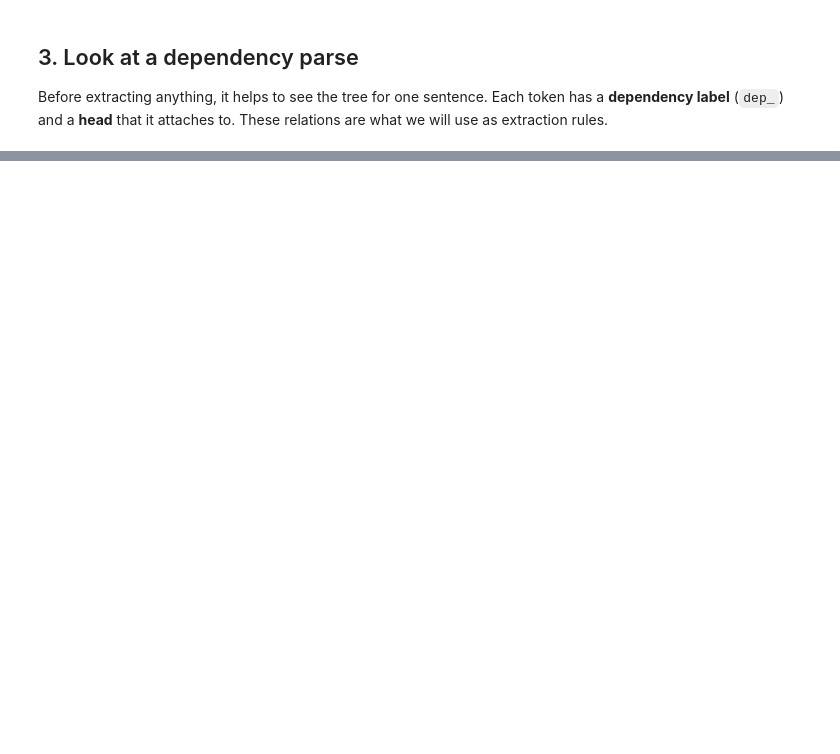
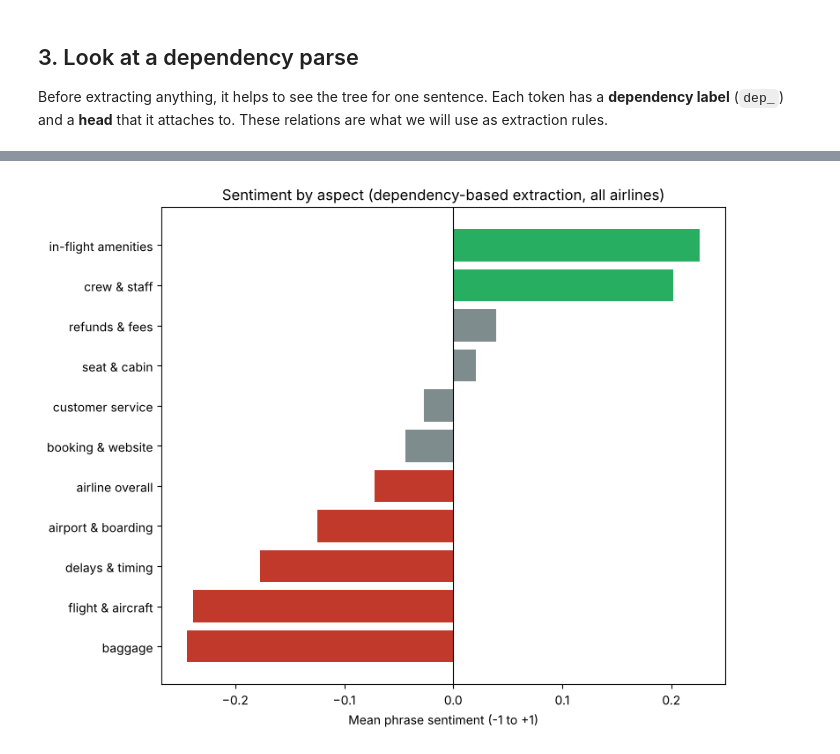
Before and after one commit to Joy-mel/Exploring-NLP-Concepts-for-Social-Media-Analytics, a Jupyter notebook: Integrated_Syntactic_Semantic_Analysis.ipynb, the cells around one changed output, grey strips where cells are left out. Saved outputs shown, nothing was run; the diff lists cells and outputs as text; code cells hidden in the pictures; blank space fills up the shorter version.

```diff
--- a/Integrated_Syntactic_Semantic_Analysis.ipynb
+++ b/Integrated_Syntactic_Semantic_Analysis.ipynb
@@ -431,0 +144,6 @@ Syntactic analysis told us *where to look* (which words relate to which), and se
+# %%
+doc = nlp("The crew was not friendly and the flight was delayed.")
+pd.DataFrame(
+    [(t.i, t.text, t.pos_, t.dep_, t.head.text) for t in doc],
+    columns=["i", "token", "pos", "dep", "head"],
+)
@@ -431,0 +280,12 @@ Syntactic analysis told us *where to look* (which words relate to which), and se
+# %%
+DOMAIN_LEXICON = {
+    "delayed": -1.8, "delay": -1.6, "delays": -1.6,
+    "canceled": -2.0, "cancelled": -2.0, "cancellation": -1.6, "cancellations": -1.6,
+    "flightled": -1.8,        # artefact of "Cancelled Flight" in many tweets
+    "stranded": -2.0, "overbooked": -1.8, "late": -1.2, "unhelpful": -1.8, "smooth": 1.5,
+}
+
+before = {w: vader.polarity_scores(w)["compound"] for w in DOMAIN_LEXICON}
+vader.lexicon.update(DOMAIN_LEXICON)
+after = {w: vader.polarity_scores(w)["compound"] for w in DOMAIN_LEXICON}
+pd.DataFrame({"vader_before": before, "with_domain_terms": after}).round(3).T
@@ -431,0 +460,9 @@ Syntactic analysis told us *where to look* (which words relate to which), and se
+# %%
+agg = (op[op["aspect"] != "other"].groupby("aspect")
+         .agg(mentions=("phrase_score", "size"),
+              mean_sentiment=("phrase_score", "mean"),
+              share_negative=("phrase_label", lambda s: (s == "negative").mean()))
+         .sort_values("mean_sentiment"))
+agg["mean_sentiment"] = agg["mean_sentiment"].round(3)
+agg["share_negative"] = agg["share_negative"].round(3)
+agg
@@ -431,0 +483,13 @@ Syntactic analysis told us *where to look* (which words relate to which), and se
+# %%
+plot_df = agg[agg["mentions"] >= 20]
+colors = ["#c0392b" if v < -0.05 else "#27ae60" if v > 0.05 else "#7f8c8d" for v in plot_df["mean_sentiment"]]
+
+fig, ax = plt.subplots(figsize=(8, 0.45 * len(plot_df) + 1.5))
+ax.barh(plot_df.index, plot_df["mean_sentiment"], color=colors)
+ax.axvline(0, color="black", linewidth=0.8)
+ax.set_xlabel("Mean phrase sentiment (-1 to +1)")
+ax.set_title("Sentiment by aspect (dependency-based extraction, all airlines)")
+plt.tight_layout()
+plt.show()
+# %% [output]
+[figure, added]
```
Also changed, not shown: parts of 62 cells of this notebook.
